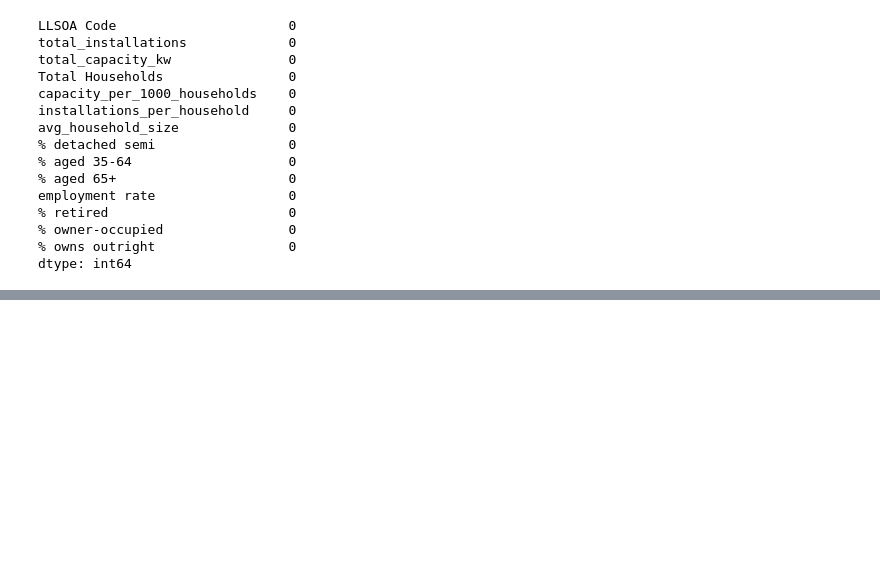
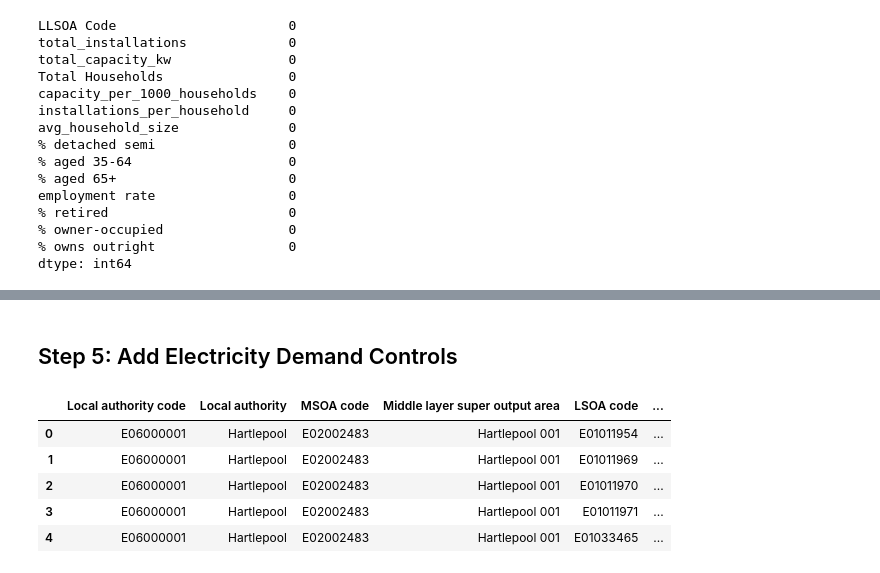
Before and after one commit to SonaliDesaiDS/uk-solar-pv-socio-spatial-analysis, a Jupyter notebook: notebooks/solar_pv_analysis_draft.ipynb, the cells around one changed output, grey strips where cells are left out. Cells and saved outputs as stored; diff of their text form; code cells hidden in the pictures; blank space fills up the shorter version.

```diff
--- a/notebooks/solar_pv_analysis_draft.ipynb
+++ b/notebooks/solar_pv_analysis_draft.ipynb
@@ -789,0 +870,15 @@ KeyError: "['% over 65 years of age', '% of occupied dwellings'] not in index"
+# %% [markdown]
+## Step 5: Add Electricity Demand Controls
+# %%
+file_path10 = os.path.join("..", "data", "Electricity data", "LSOA_domestic_elec_2010-2024.xlsx")
+elec_df = pd.read_excel(file_path10,sheet_name='2021', skiprows = 4)
+
+elec_df.columns = elec_df.columns.str.strip()
+elec_df.head()
+# %% [output]
+|  | Local authority code | Local authority | MSOA code | Middle layer super output area | LSOA code | ... |
+| 0 | E06000001 | Hartlepool | E02002483 | Hartlepool 001 | E01011954 | ... |
+| 1 | E06000001 | Hartlepool | E02002483 | Hartlepool 001 | E01011969 | ... |
+| 2 | E06000001 | Hartlepool | E02002483 | Hartlepool 001 | E01011970 | ... |
+| 3 | E06000001 | Hartlepool | E02002483 | Hartlepool 001 | E01011971 | ... |
+| 4 | E06000001 | Hartlepool | E02002483 | Hartlepool 001 | E01033465 | ... |
```
Also changed, not shown: parts of 22 cells of this notebook.
